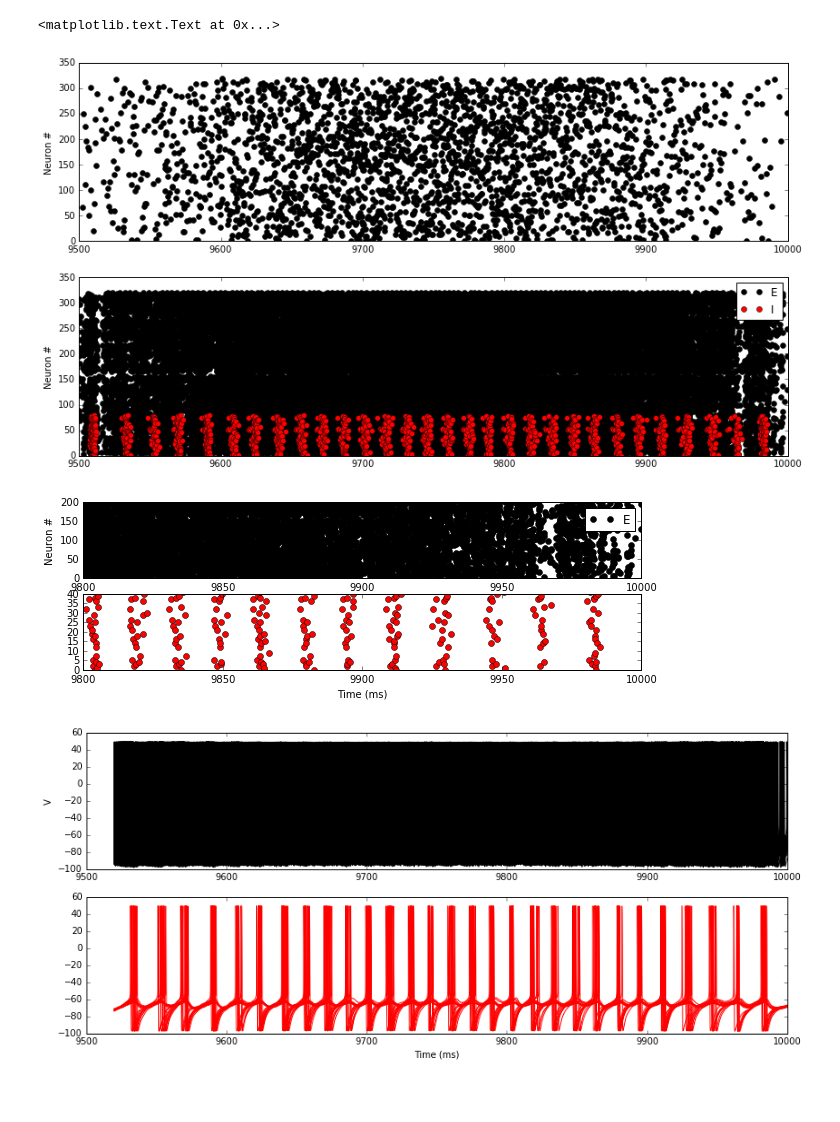
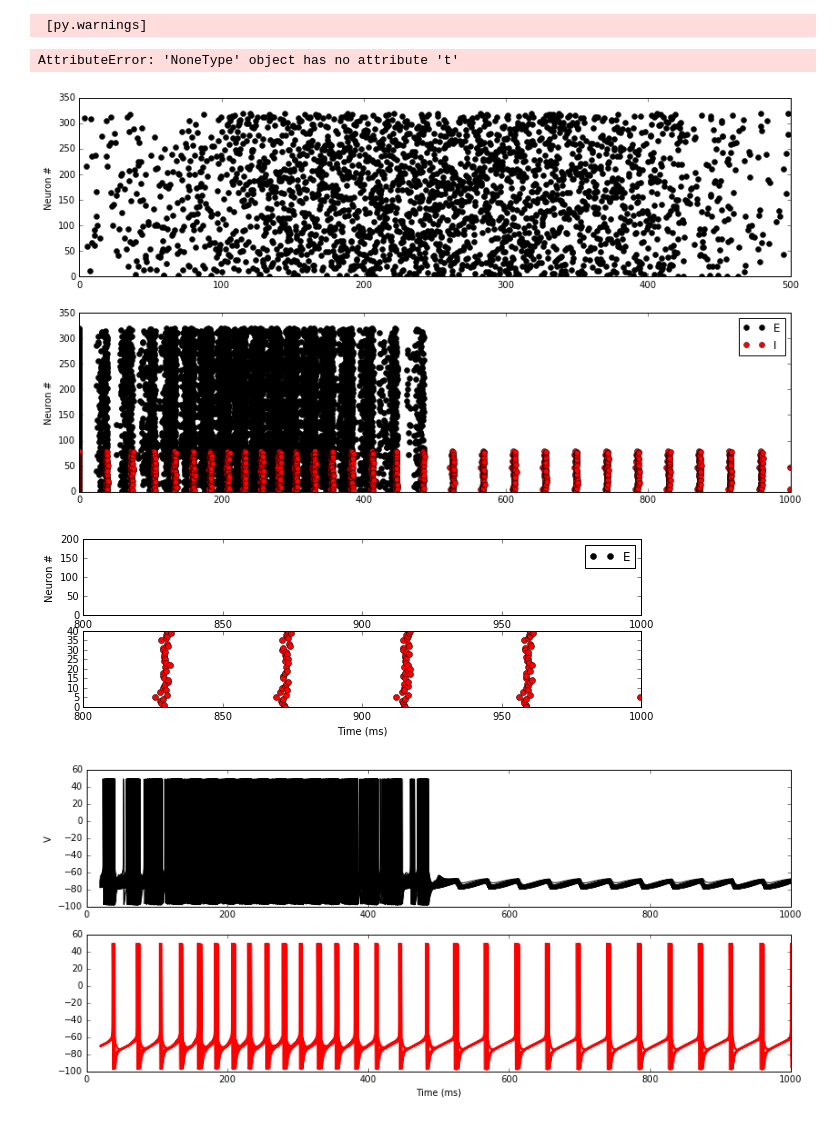
Before and after one commit to voytekresearch/syncological, a Jupyter notebook: ipynb/ei.ipynb, the cells around one changed output. Drawn from its saved outputs; the diff is of its cells as text; code cells hidden in the pictures; blank space fills up the shorter version.

```diff
--- a/ipynb/ei.ipynb
+++ b/ipynb/ei.ipynb
@@ -21,7 +27,7 @@ Traceback (most recent call last):
 # %%
 # To plot
-trial = 19
-period = 0.5
+trial = 0
+period = 1
 if trial == 0:
     t_min = 0
 else:
@@ -45,14 +51,14 @@ t = 2000
 figure(figsize=(14, 12))
 subplot(311)
 plot(spikes_stim.t/ms, spikes_stim.i, 'o', label='', color='k')
-xlim(t_min * 1000, t_max * 1000)
+# xlim(t_min * 1000, t_max * 1000)
 ylabel("Neuron #")
 legend()
 
 subplot(312)
 plot(spikes_e.t/ms, spikes_e.i, 'o', label='E', color='k')
 plot(spikes_i.t/ms, spikes_i.i, 'o', label='I', color='r')
-xlim(t_min * 1000, t_max * 1000)
+# xlim(t_min * 1000, t_max * 1000)
 ylabel("Neuron #")
 legend()
 
@@ -138,34 +144,35 @@ ylabel("Del W")
 xlabel("Time (ms)")
 
 # # ------------------------------------------------------------
 # # Spectra
 # lfp = (np.abs(traces_e.g_s.sum(0)) + np.abs(traces_e.g_ee.sum(0)) + np.abs(traces_e.g_i.sum(0)))
 # lfp = lfp[1000:]  # Drop initial spike
 
 # figure(figsize=(6,6))
 # subplot(211)
 # plot(traces_i.t[1000:]/ms, lfp, color='k',  label='LFP')
 # xlabel("Time (ms)")
 # ylabel("Sim. LFP (msiemens)")
 
 # subplot(212)
 # fs, spec = create_psd(lfp, 100000)
 # plot(fs[:60], spec[:60], color='k')
 # xlabel("Freq (Hz)")
 # ylabel("PSD")
 
 # -----------
 # stdp
 figure(figsize=(8,4))
 subplot(121)
 plt.hist(result['weights_e'].w_stdp[:,1-1], color='k', bins=50);
 plt.ylabel("Intial w_stdp")
 subplot(122)
 plt.hist(result['weights_e'].w_stdp[:,50000-1], color='k', bins=50);
 plt.ylim(0,1000)
 plt.ylabel("Final w_stdp")
 # %% [output]
-<matplotlib.text.Text at 0x...>
+ [py.warnings]
+AttributeError: 'NoneType' object has no attribute 't'
-[figure, old version]
+[figure, new version]
-[figure, old version]
+[figure, new version]
-[figure, old version]
+[figure, new version]
```
Also changed, not shown: parts of 4 cells of this notebook, 2 other files.
